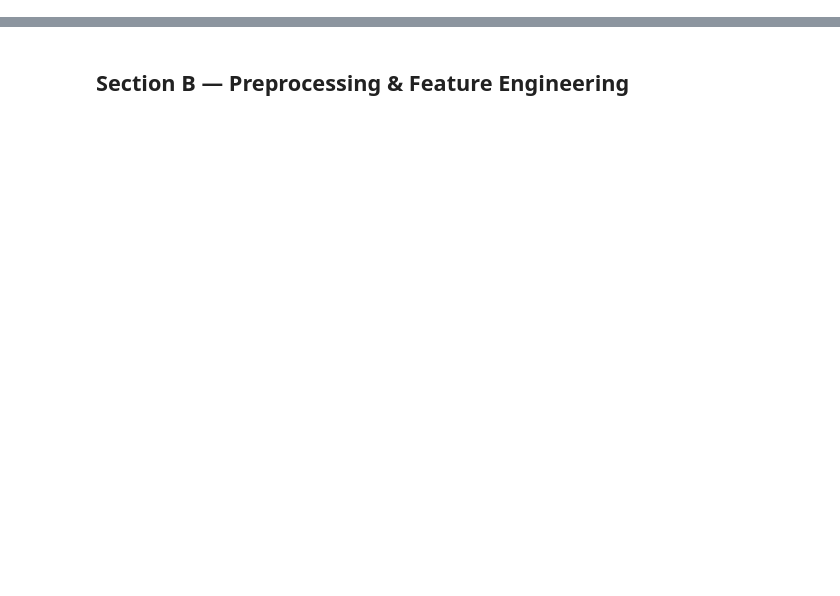
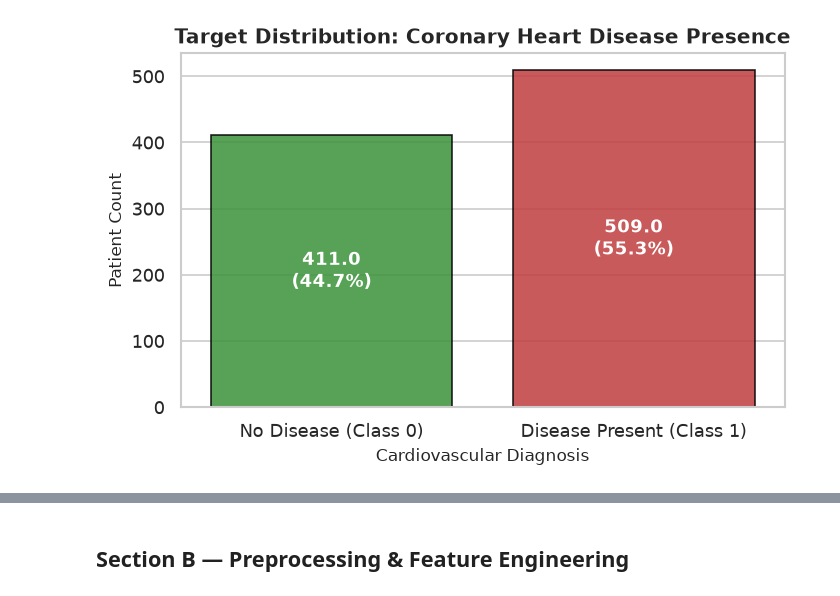
Before and after one commit to sowmya24057/23CSE301_ml_capstone, a Jupyter notebook: notebooks/classification.ipynb, the cells around one changed output, grey strips where cells are left out. Cells and saved outputs as stored; diff of their text form; code cells hidden in the pictures; blank space fills up the shorter version.

```diff
--- a/notebooks/classification.ipynb
+++ b/notebooks/classification.ipynb
@@ -158 +242,20 @@ per-class recall matter more than raw accuracy when comparing models.
+# %%
+# Target Distribution Visualisation
+plt.figure(figsize=(6, 4))
+ax = sns.countplot(data=df, x="target", palette=["#2ca02c", "#d62728"], edgecolor="black", alpha=0.85)
+plt.title("Target Distribution: Coronary Heart Disease Presence", fontsize=12, fontweight="bold")
+plt.xticks([0, 1], ["No Disease (Class 0)", "Disease Present (Class 1)"])
+plt.xlabel("Cardiovascular Diagnosis")
+plt.ylabel("Patient Count")
+
+for p in ax.patches:
+    height = p.get_height()
+    pct = height / len(df) * 100
+    ax.annotate(f"{height}\n({pct:.1f}%)", (p.get_x() + p.get_width() / 2., height / 2),
+                ha="center", va="center", color="white", fontweight="bold", fontsize=11)
+
+plt.tight_layout()
+plt.show()
+# %% [output]
+[figure, added]
 # %%
```
Also changed, not shown: parts of 92 cells of this notebook, 1 other file.
